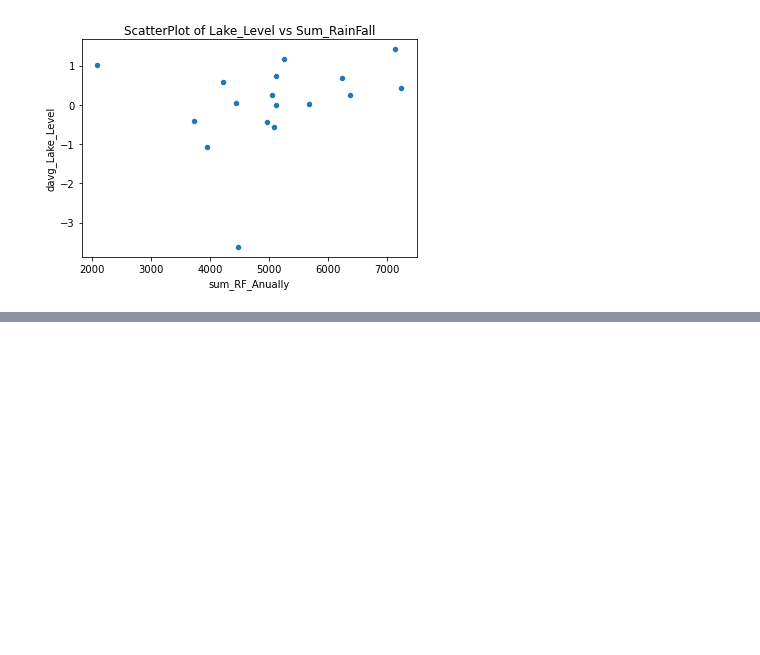
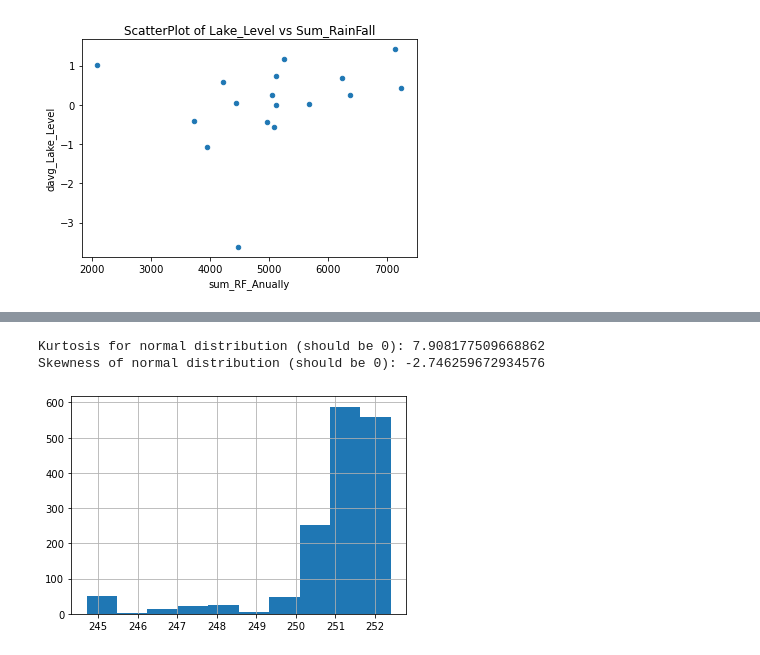
Before and after one commit to benuh/MATH189A_FINAL, a Jupyter notebook: FinalReport.ipynb, the cells around one changed output, grey strips where cells are left out. Saved outputs shown, nothing was run; the diff lists cells and outputs as text; code cells hidden in the pictures; blank space fills up the shorter version.

```diff
--- a/FinalReport.ipynb
+++ b/FinalReport.ipynb
@@ -269,0 +348,9 @@ Q1data.plot.scatter(title='ScatterPlot of Lake_Level vs Sum_RainFall',x="sum_RF_
+# %%
+Lake_Bilancino_Cut[Lake_Bilancino_Cut.Season == 'Spring'].Lake_Level.hist()
+Spring_Lake_Level = Lake_Bilancino_Cut[Lake_Bilancino_Cut.Season == 'Spring'].Lake_Level
+print( '\nKurtosis for normal distribution (should be 0):', kurtosis(Spring_Lake_Level))
+print( 'Skewness of normal distribution (should be 0): {}'.format(skew(Spring_Lake_Level)))
+# %% [output]
+Kurtosis for normal distribution (should be 0): 7.908177509668862
+Skewness of normal distribution (should be 0): -2.746259672934576
+[figure, added]
```
Also changed, not shown: parts of 28 cells of this notebook, 8 other files.
